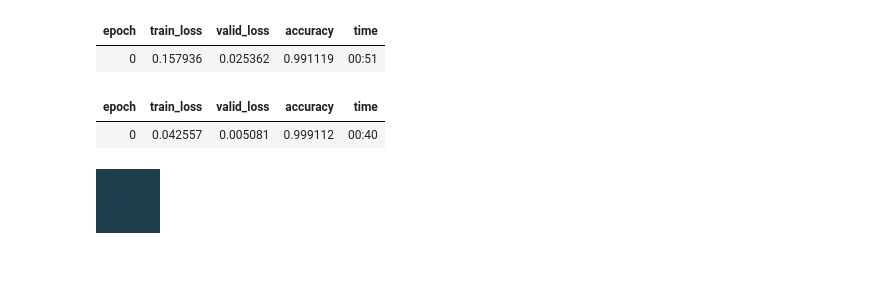
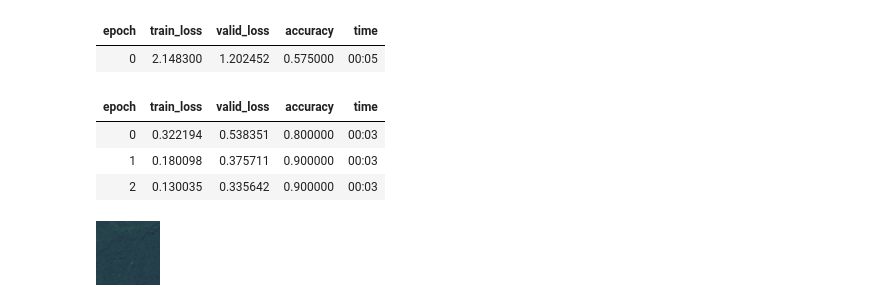
Before and after one commit to abhayratti/fastai-notes, a Jupyter notebook: Part 1 Notes/Lesson 1 - Overview/satelliteimages.ipynb, the cells around one changed output. Saved outputs shown, nothing was run; the diff lists cells and outputs as text; code cells hidden in the pictures; blank space fills up the shorter version.

```diff
--- a/Part 1 Notes/Lesson 1 - Overview/satelliteimages.ipynb
+++ b/Part 1 Notes/Lesson 1 - Overview/satelliteimages.ipynb
@@ -38,9 +38,11 @@ dls.show_batch(max_n=6)
 # %%
 learn = vision_learner(dls, resnet34, metrics=accuracy)
-learn.fine_tune(1)
+learn.fine_tune(3)
 # %% [output]
 | epoch | train_loss | valid_loss | accuracy | time |
-| 0 | 0.157936 | 0.025362 | 0.991119 | 00:51 |
+| 0 | 2.148300 | 1.202452 | 0.575000 | 00:05 |
 | epoch | train_loss | valid_loss | accuracy | time |
-| 0 | 0.042557 | 0.005081 | 0.999112 | 00:40 |
+| 0 | 0.322194 | 0.538351 | 0.800000 | 00:03 |
+| 1 | 0.180098 | 0.375711 | 0.900000 | 00:03 |
+| 2 | 0.130035 | 0.335642 | 0.900000 | 00:03 |
 # %%
```
Also changed, not shown: parts of 5 cells of this notebook, 1 other file.
